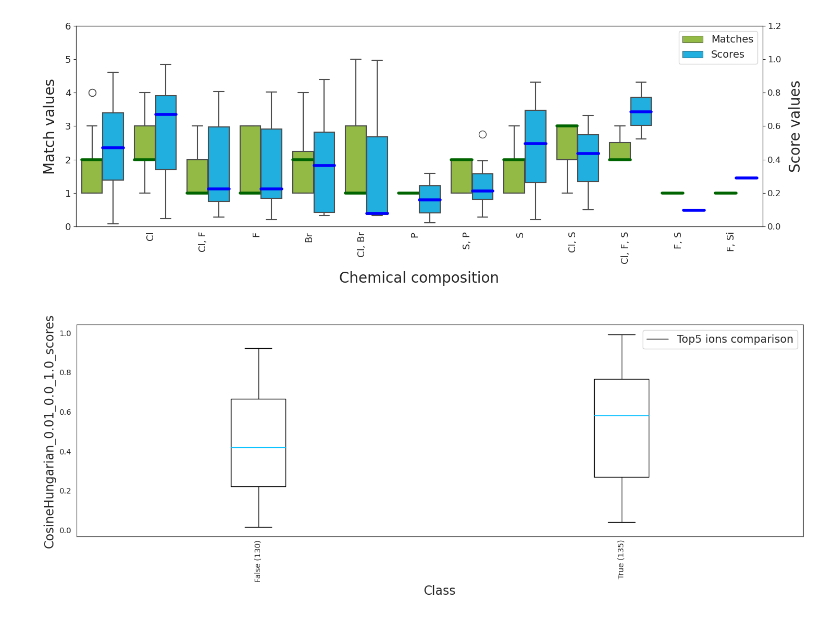
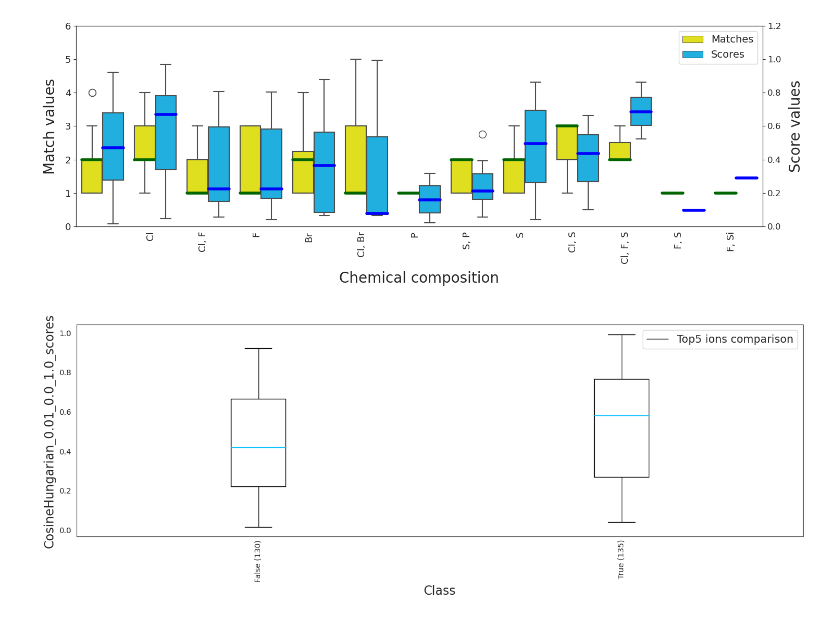
Before and after one commit to RECETOX/ei_spectra_predictions, a Jupyter notebook: analysis/Python_scripts/scores_matches_histogram.ipynb, the cells around one changed output. Drawn from its saved outputs; the diff is of its cells as text; code cells hidden in the pictures.

```diff
--- a/analysis/Python_scripts/scores_matches_histogram.ipynb
+++ b/analysis/Python_scripts/scores_matches_histogram.ipynb
@@ -245,9 +245,10 @@ df2 = merged_top5_same[['query', 'reference', 'true_names', 'CosineHungarian_0.0
 # Concatenate df1 and df2 into a single DataFrame.
 df_cat = pd.concat([df1, df2])
 mdf = pd.melt(df_cat, id_vars=['query', 'reference', 'true_names'], var_name=['Number'])      # MELT
+#print(mdf.head(5))
 
 # Set the color palette
-colors = ['yellowgreen', 'deepskyblue']
+colors = ['yellow', 'deepskyblue']
 sns.set_palette(sns.color_palette(colors))
 
 ax = sns.boxplot(x="true_names", y="value", hue="Number",
@@ -266,35 +267,40 @@ ax.set_ylim([0, 6])  # Set y-axis limits
 ax.yaxis.set_major_locator(plt.MultipleLocator(1))  # Set major tick marks
 ax.set_ylabel('Match values')  # Set y-axis label
 ax.yaxis.label.set_size(20)  # Set font size of y-axis label
 ax.set_xlabel('Chemical composition', fontsize=20)  # Set x-axis label and font size
 ax.tick_params(axis='x', labelsize=13)  # Set font size of x-axis tick labels
 ax.tick_params(axis='y', labelsize=13)  # Set font size of y-axis tick labels
 ax.yaxis.labelpad = 10
 ax.xaxis.labelpad = 10
 
 # Add x-axis labels
 ax.set_xticklabels(ax.get_xticklabels(), rotation=90, ha='right')
 
 ax2.legend_.remove()
 ax2.set_ylim([0, 1.2])  # Set y-axis limits
 ax2.yaxis.set_major_locator(plt.MultipleLocator(0.2))  # Set major tick marks
 ax2.set_ylabel('Score values')  # Set y-axis label
 ax2.yaxis.label.set_size(20)  # Set font size of y-axis label
 ax2.tick_params(axis='y', labelsize=12)  # Set font size of y-axis tick labels
 ax2.yaxis.labelpad = 10
 
 # Change the legend labels
 handles, labels = ax.get_legend_handles_labels()
 labels[0] = 'Matches'
 labels[1] = 'Scores'
 ax.legend(handles, labels, loc='upper right', fontsize=14)
 
+
+
+#  Add count labels to the plot
+counts = mdf.groupby("true_names")['Number'].count().reset_index()
+
+plt.show()
 plt.savefig('../Python_scripts/chemical_composition_boxplot.png', dpi=300, bbox_inches='tight')  # SAVE PLOT AS PNG FILE
-plt.show()
 plt.clf()
 plt.close()
 # %% [output]
-[figure, old version]
+[figure, new version]
 # %%
 # count = len(top5_same[top5_same['CosineHungarian_0.01_0.0_1.0_scores']>0.65])
 # %%
```
Also changed, not shown: parts of 2 cells of this notebook, 2 other files.
